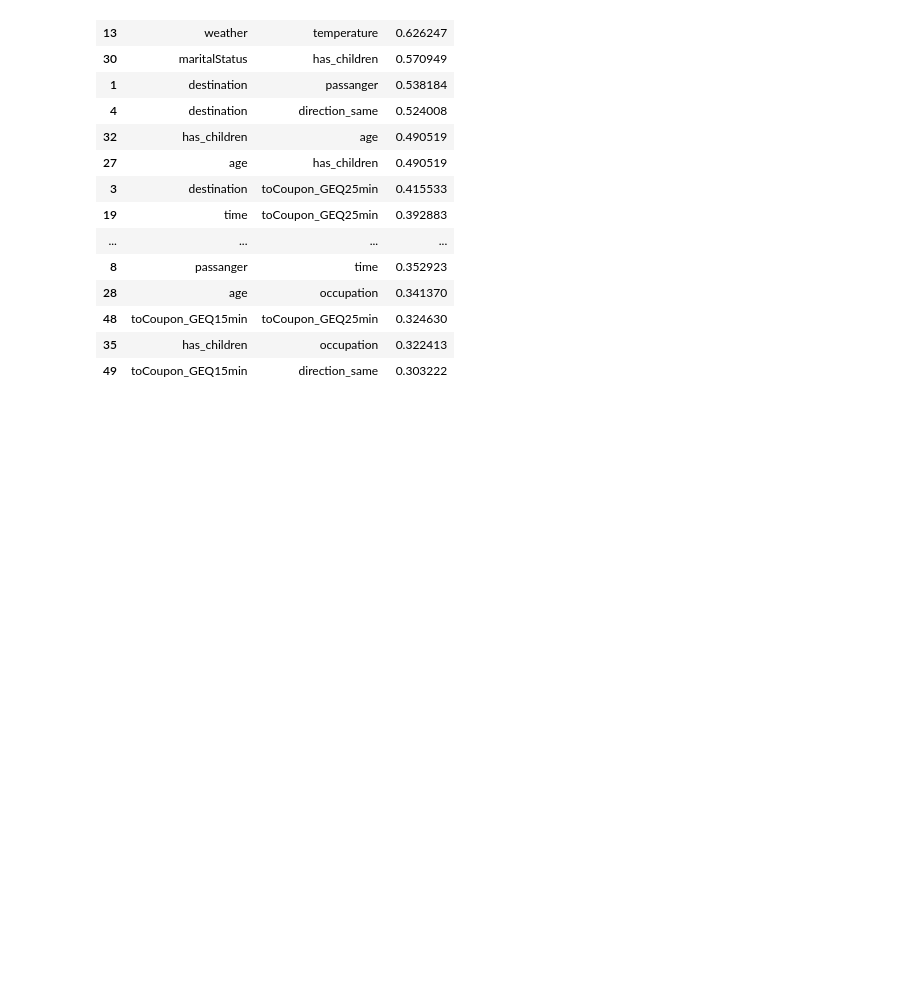
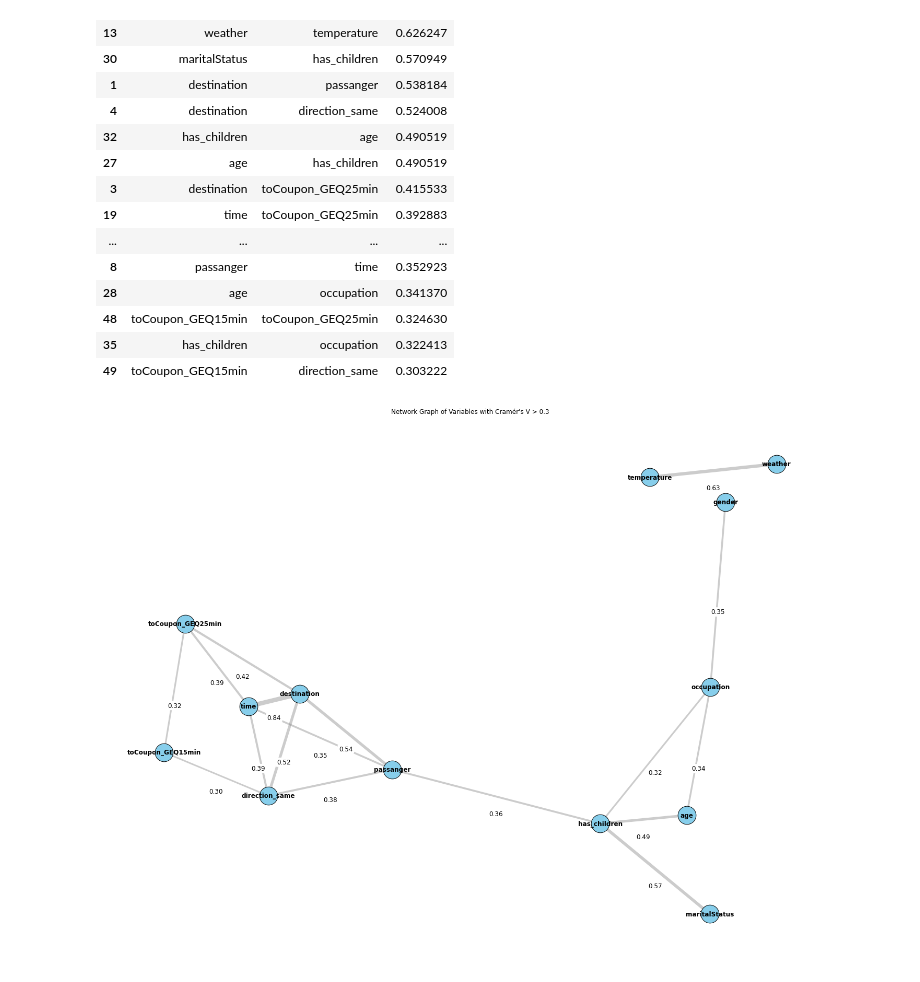
Before and after one commit to leobt23/Data_Mining, a Jupyter notebook: 1_eda/leo.ipynb, the cells around one changed output. Drawn from its saved outputs; the diff is of its cells as text; code cells hidden in the pictures; blank space fills up the shorter version.

```diff
--- a/1_eda/leo.ipynb
+++ b/1_eda/leo.ipynb
@@ -546,3 +546,58 @@ strong_associations
 | 48 | toCoupon_GEQ15min | toCoupon_GEQ25min | 0.324630 |
 | 35 | has_children | occupation | 0.322413 |
 | 49 | toCoupon_GEQ15min | direction_same | 0.303222 |
+# %%
+import networkx as nx
+import matplotlib.pyplot as plt
+
+# Data
+correlation_data = [
+    ("time", "destination", 0.844731),
+    ("destination", "time", 0.844731),
+    ("weather", "temperature", 0.626247),
+    ("maritalStatus", "has_children", 0.570949),
+    ("destination", "passanger", 0.538184),
+    ("destination", "direction_same", 0.524008),
+    ("has_children", "age", 0.490519),
+    ("age", "has_children", 0.490519),
+    ("destination", "toCoupon_GEQ25min", 0.415533),
+    ("time", "toCoupon_GEQ25min", 0.392883),
+    ("time", "direction_same", 0.388690),
+    ("passanger", "direction_same", 0.383820),
+    ("passanger", "has_children", 0.361300),
+    ("occupation", "gender", 0.354128),
+    ("gender", "occupation", 0.354128),
+    ("passanger", "time", 0.352923),
+    ("age", "occupation", 0.341370),
+    ("toCoupon_GEQ15min", "toCoupon_GEQ25min", 0.324630),
+    ("has_children", "occupation", 0.322413),
+    ("toCoupon_GEQ15min", "direction_same", 0.303222)
+]
+
+# Importing necessary libraries and reconstructing the graph
+import networkx as nx
+import matplotlib.pyplot as plt
+
+# Increasing the optimal distance between nodes for more spacing.
+pos = nx.spring_layout(G, k=0.8)  # Adjusting k to 0.8
+
+plt.figure(figsize=(20, 15))
+# Drawing nodes with distinct colors
+nx.draw_networkx_nodes(G, pos, node_color='skyblue', node_size=1200, edgecolors='black')
+nx.draw_networkx_labels(G, pos, font_size=12, font_weight='bold')
+
+# Drawing edges with adjusted transparency
+edges = nx.draw_networkx_edges(G, pos, width=edge_widths, alpha=0.4, edge_color='gray')
+
+# Adjusting edge label position for better clarity
+for (u, v), label in edge_labels.items():
+    x = (pos[u][0] + pos[v][0]) / 2
+    y = (pos[u][1] + pos[v][1]) / 2 - 0.05  # Adjusting y to shift label down a bit
+    plt.text(x, y, f"{label:.2f}", horizontalalignment='center', verticalalignment='center', fontsize=12, bbox=dict(facecolor='white', edgecolor='none', boxstyle="round,pad=0.2"))
+
+plt.title("Network Graph of Variables with Cramér's V > 0.3")
+plt.axis('off')  # Turn off the axis
+plt.tight_layout()
+plt.show()
+# %% [output]
+[figure, added]
```
